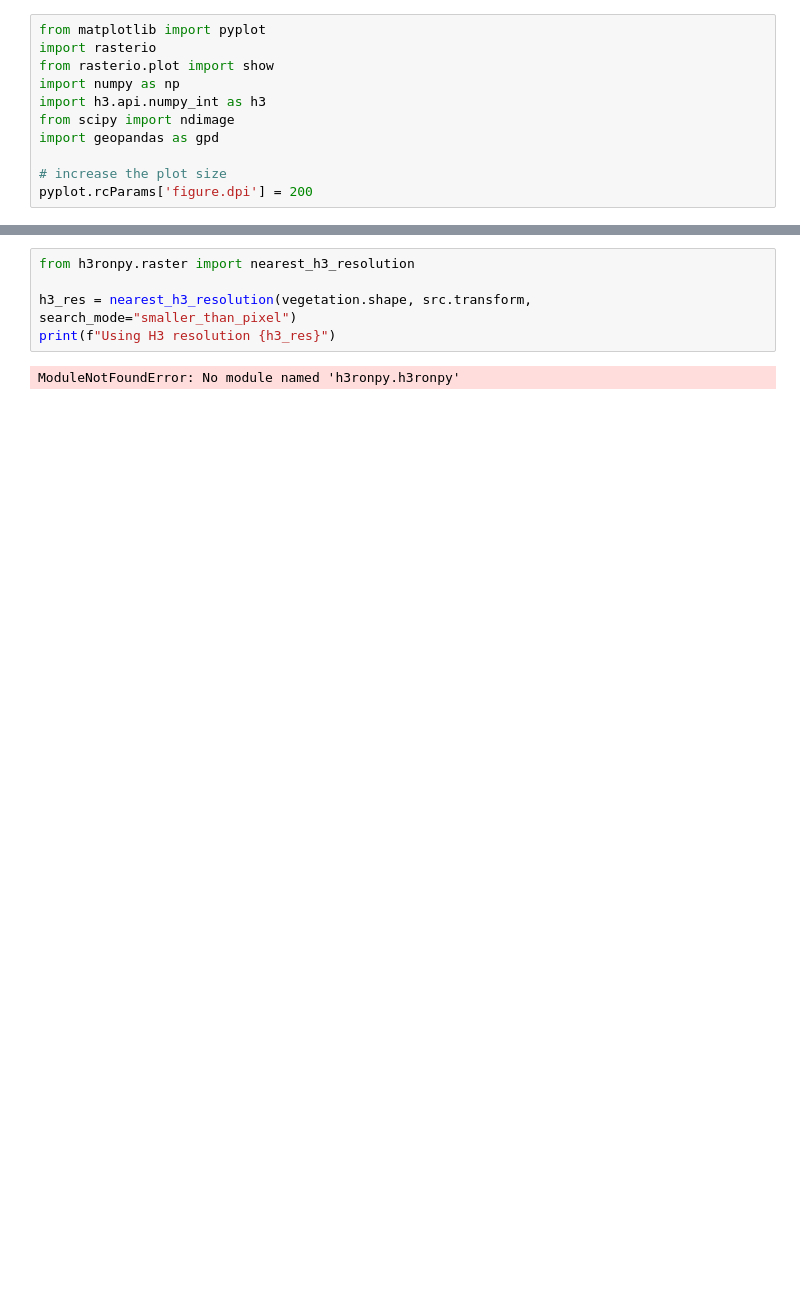
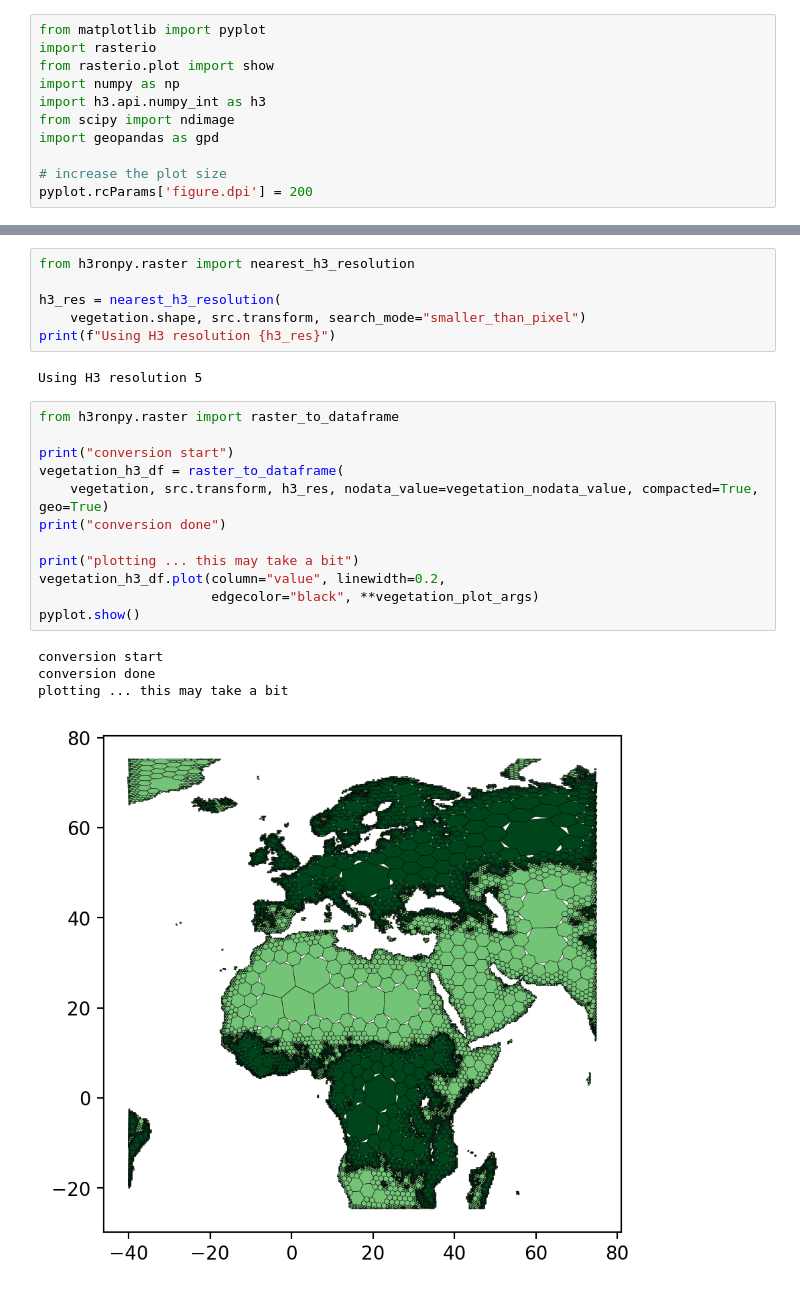
Before and after one commit to Ting-xin/paper_script, a Jupyter notebook: 格网数据处理/rasterToH3.ipynb, the cells around one changed output, grey strips where cells are left out. Cells and saved outputs as stored; diff of their text form; blank space fills up the shorter version.

```diff
--- a/格网数据处理/rasterToH3.ipynb
+++ b/格网数据处理/rasterToH3.ipynb
@@ -50,7 +50,25 @@ pyplot.imshow(vegetation, **vegetation_plot_args)
 # %%
 from h3ronpy.raster import nearest_h3_resolution
 
-h3_res = nearest_h3_resolution(vegetation.shape, src.transform, search_mode="smaller_than_pixel")
+h3_res = nearest_h3_resolution(
+    vegetation.shape, src.transform, search_mode="smaller_than_pixel")
 print(f"Using H3 resolution {h3_res}")
 # %% [output]
-ModuleNotFoundError: No module named 'h3ronpy.h3ronpy'
+Using H3 resolution 5
+# %%
+from h3ronpy.raster import raster_to_dataframe
+
+print("conversion start")
+vegetation_h3_df = raster_to_dataframe(
+    vegetation, src.transform, h3_res, nodata_value=vegetation_nodata_value, compacted=True, geo=True)
+print("conversion done")
+
+print("plotting ... this may take a bit")
+vegetation_h3_df.plot(column="value", linewidth=0.2,
+                      edgecolor="black", **vegetation_plot_args)
+pyplot.show()
+# %% [output]
+conversion start
+conversion done
+plotting ... this may take a bit
+[figure, added]
```
Also changed, not shown: parts of 6 cells of this notebook, 8 other files.
